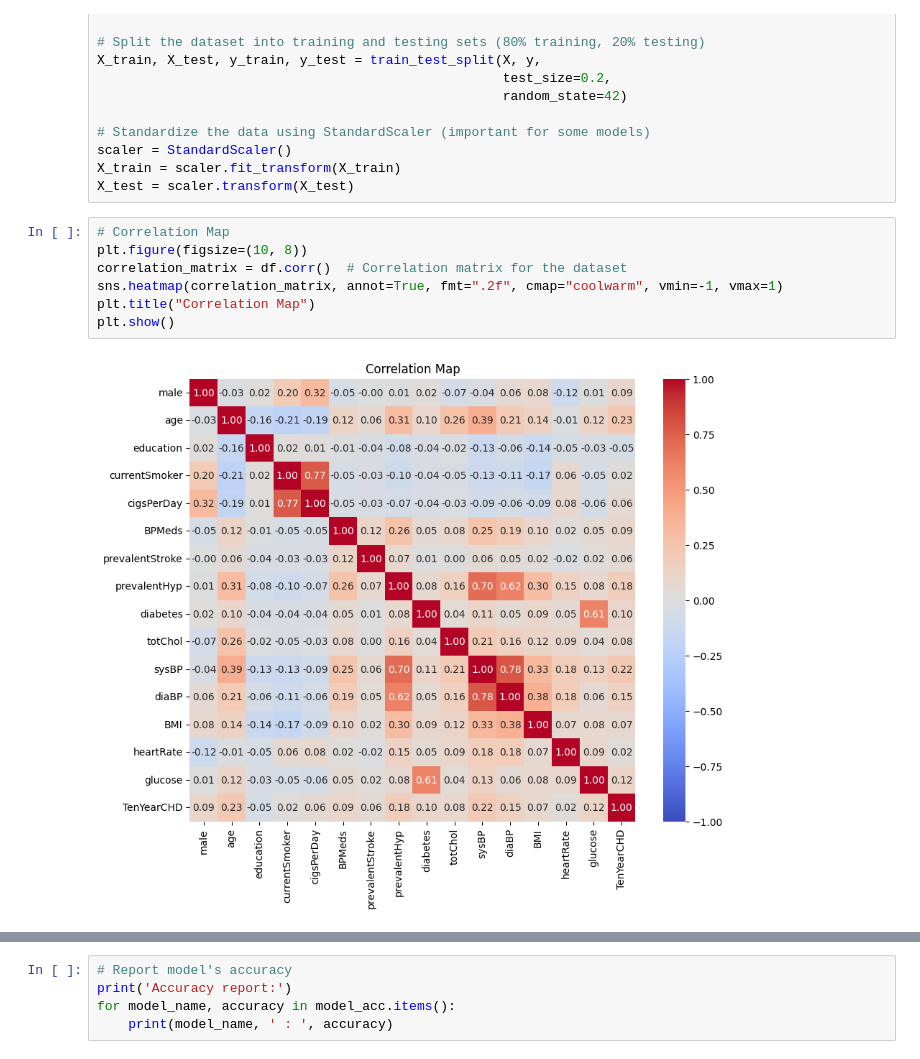
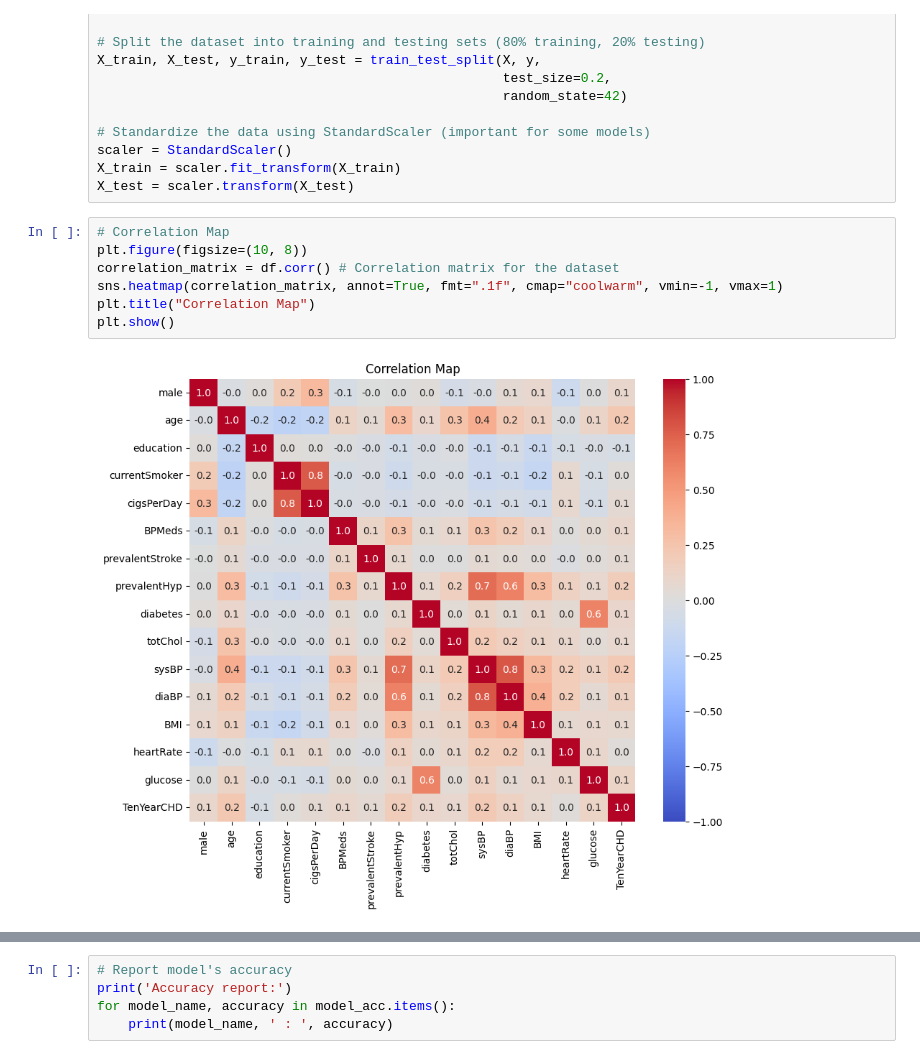
Before and after one commit to farahbakhsh3/Framingham_Heart_Study, a Jupyter notebook: main.ipynb, the cells around one changed output, grey strips where cells are left out. Saved outputs shown, nothing was run; the diff lists cells and outputs as text.

```diff
--- a/main.ipynb
+++ b/main.ipynb
@@ -59,10 +90,10 @@ X_test = scaler.transform(X_test)
 # %%
 # Correlation Map
 plt.figure(figsize=(10, 8))
-correlation_matrix = df.corr()  # Correlation matrix for the dataset
-sns.heatmap(correlation_matrix, annot=True, fmt=".2f", cmap="coolwarm", vmin=-1, vmax=1)
+correlation_matrix = df.corr() # Correlation matrix for the dataset
+sns.heatmap(correlation_matrix, annot=True, fmt=".1f", cmap="coolwarm", vmin=-1, vmax=1)
 plt.title("Correlation Map")
 plt.show()
 # %% [output]
-[figure, old version]
+[figure, new version]
 # %%
```
Also changed, not shown: parts of 4 cells of this notebook, 2 other files.
